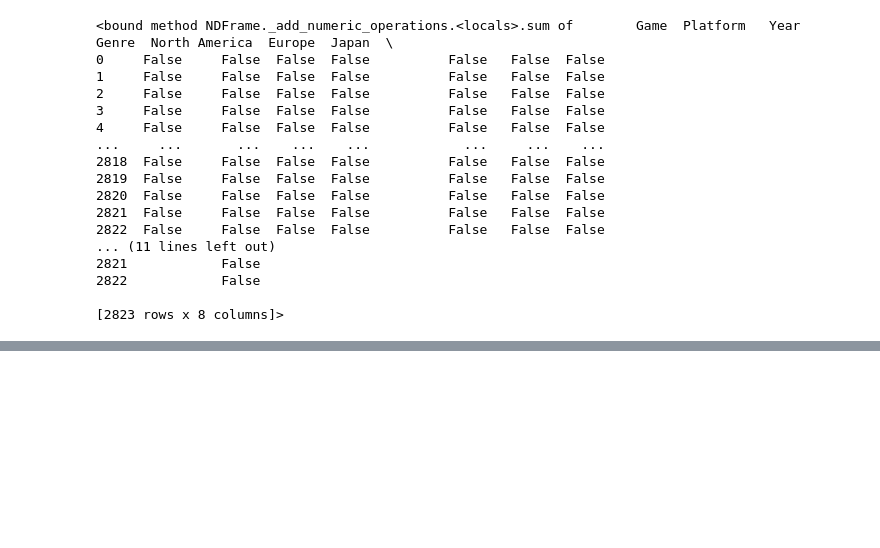
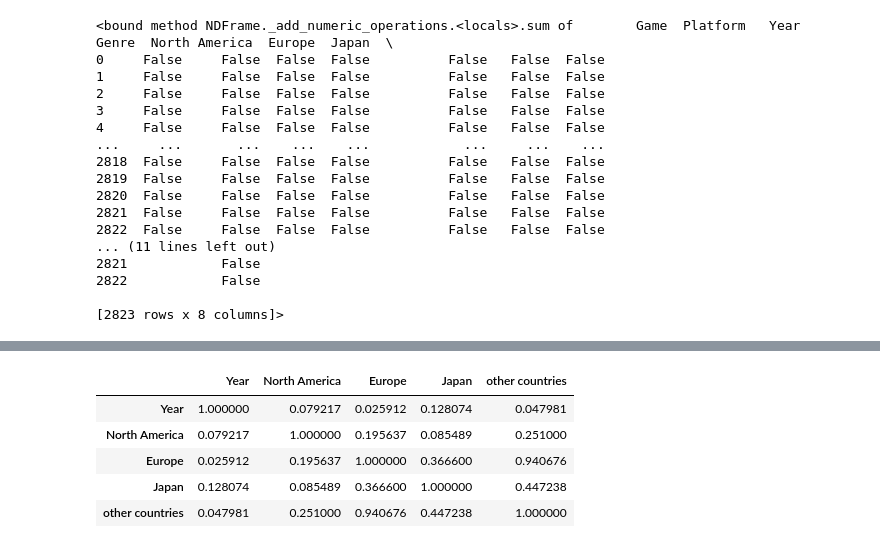
Before and after one commit to jwetapatel/Final-Project_Group4, a Jupyter notebook: Videogame_Sales_Forcasting.ipynb, the cells around one changed output, grey strips where cells are left out. Saved outputs shown, nothing was run; the diff lists cells and outputs as text; code cells hidden in the pictures; blank space fills up the shorter version.

```diff
--- a/Videogame_Sales_Forcasting.ipynb
+++ b/Videogame_Sales_Forcasting.ipynb
@@ -141,0 +153,9 @@ plt.show()
+# %%
+vgd_df.corr()
+# %% [output]
+|  | Year | North America | Europe | Japan | other countries |
+| Year | 1.000000 | 0.079217 | 0.025912 | 0.128074 | 0.047981 |
+| North America | 0.079217 | 1.000000 | 0.195637 | 0.085489 | 0.251000 |
+| Europe | 0.025912 | 0.195637 | 1.000000 | 0.366600 | 0.940676 |
+| Japan | 0.128074 | 0.085489 | 0.366600 | 1.000000 | 0.447238 |
+| other countries | 0.047981 | 0.251000 | 0.940676 | 0.447238 | 1.000000 |
```
Also changed, not shown: parts of 10 cells of this notebook, 4 other files.
